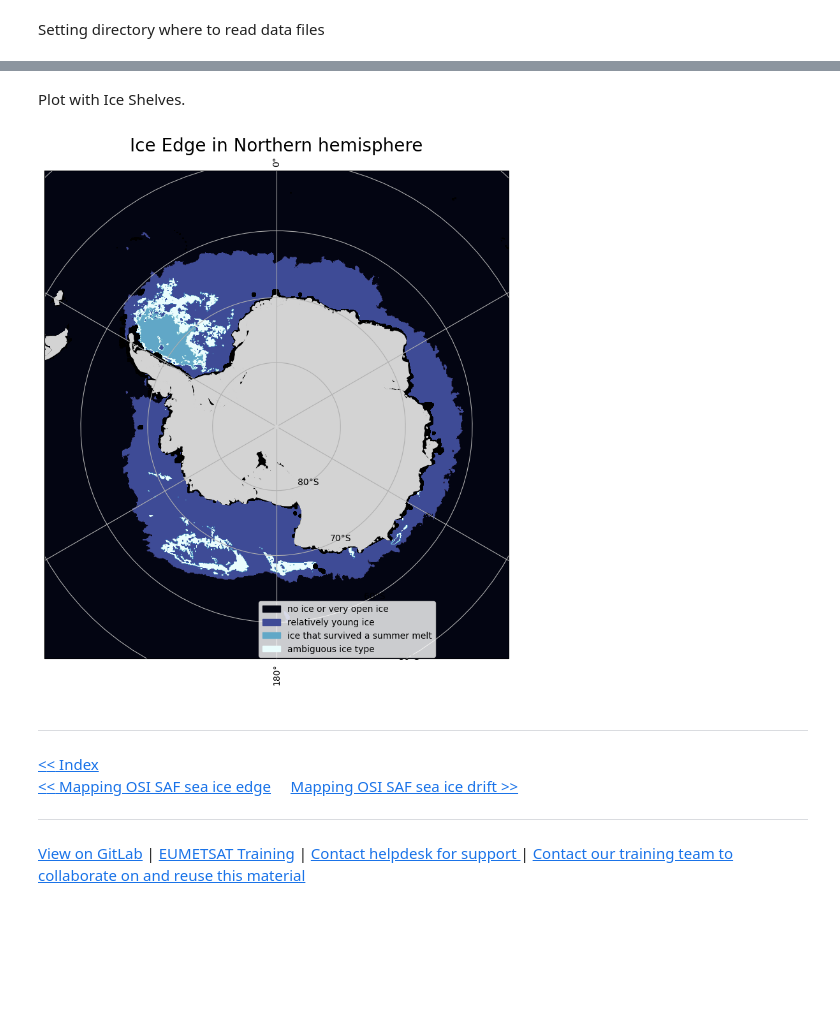
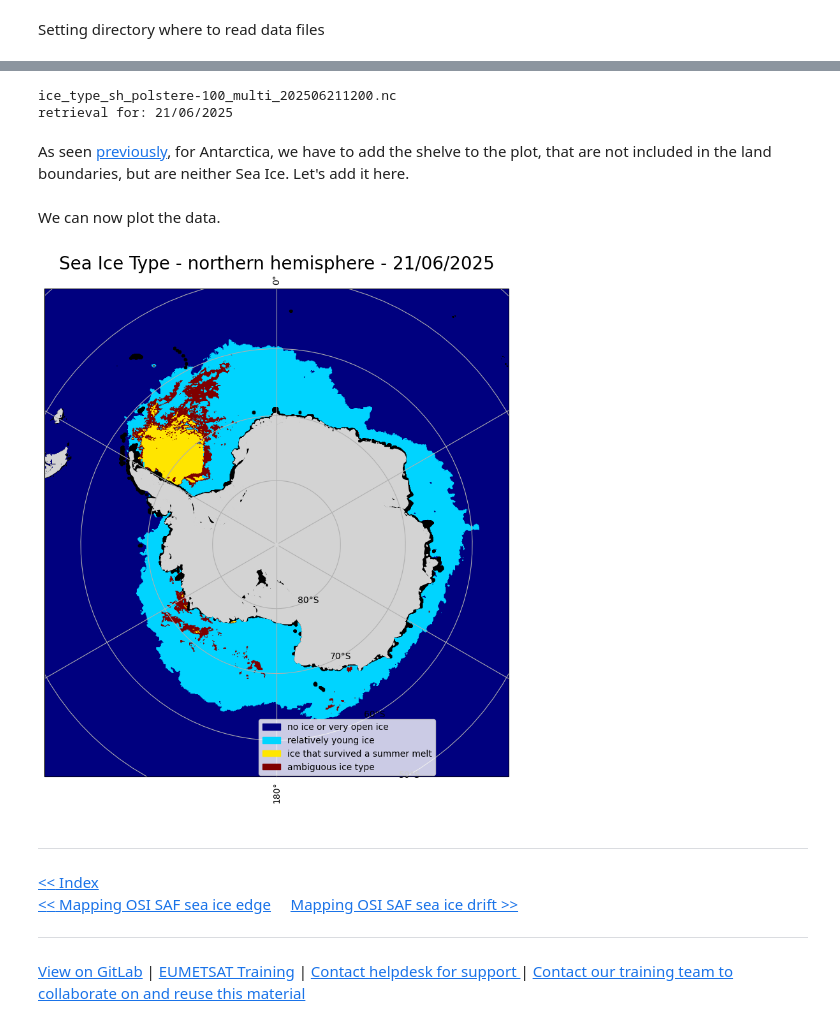
Before and after one commit to eumetsat/learn-osi-saf-sea-ice, a Jupyter notebook: 1_OSI_SAF_sea_ice_introductory/1_3c_OSI_SAF_sea_ice_mapping_Ice_Type.ipynb, the cells around one changed output, grey strips where cells are left out. Cells and saved outputs as stored; diff of their text form; code cells hidden in the pictures; blank space fills up the shorter version.

```diff
--- a/1_OSI_SAF_sea_ice_introductory/1_3c_OSI_SAF_sea_ice_mapping_Ice_Type.ipynb
+++ b/1_OSI_SAF_sea_ice_introductory/1_3c_OSI_SAF_sea_ice_mapping_Ice_Type.ipynb
@@ -213,4 +214,4 @@ add_legend(im)
 # %% [markdown]
 Setting directory where to read data files
 # %%
-directory = os.path.join(os.getcwd(), 'products', 'sea_ice_type', 'sh')
+directory = os.path.join(os.getcwd(), 'products', 'SI_type', 'sh')
@@ -219,3 +217,0 @@ Choose a colormap for your data set. You can find more information on matplotlib
-# %%
-cmap = cmocean.cm.ice
-#cmap = cmcrameri.cm.nuuk
@@ -224,4 +217,0 @@ Let's explore the netcdf file to find out about its characteristics.
-# %%
-for filename in os.listdir(directory):
-    if filename.endswith(".nc"):
-        nc = xr.open_dataset(os.path.join(directory, filename))
@@ -272,3 +220,14 @@ You should notice on the figure above, that there are missing areas of data arou
+# %%
+for filename in os.listdir(directory):
+    filedate=filename[len(filename)-9:-7]+ '/' +filename[len(filename)-11:-9]+ '/' + filename[len(filename)-15:-11]
+
+    print(filename)
+    print('retrieval for:', filedate)
+# %% [output]
+ice_type_sh_polstere-100_multi_202506211200.nc
+retrieval for: 21/06/2025
+# %% [markdown]
+As seen <a href="./1_3a_OSI_SAF_sea_ice_mapping_Ice_Concentration.ipynb">previously</a>, for Antarctica, we have to add the shelve to the plot, that are not included in the land boundaries, but are neither Sea Ice. Let's add it here.
 # %%
 ice_shelves = cfeature.NaturalEarthFeature(
         category='physical',
@@ -276,27 +235,28 @@ ice_shelves = cfeature.NaturalEarthFeature(
         scale='10m',
         facecolor='lightgrey',
         edgecolor='lightgrey')
-# %% [markdown]
-Plot with Ice Shelves.
+# %% [markdown]
+We can now plot the data.
 # %%
 fig = plt.figure(figsize=(10,9))
 
 # request output projection
 hemi = 'sh'
 output_projection=ccrs.Stereographic(central_latitude=-90.0, central_longitude=0, true_scale_latitude=-70.0)
 
 # Map sea ice edge
 im = mapping_ice_type(directory,
                       output_projection,
                       hemi,
                       cmap,
                       ice_shelves=ice_shelves,
-                      title="Ice Edge in Northern hemisphere")
+                      title="Sea Ice Type - northern hemisphere - "+ filedate)
+
 
 # Add legend
 add_legend(im)
 # %% [output]
-[figure, old version]
+[figure, new version]
 # %% [markdown]
 <hr>
 <a href="../Index.ipynb" target="_blank"><< Index</a>
```
Also changed, not shown: parts of 10 cells of this notebook.
